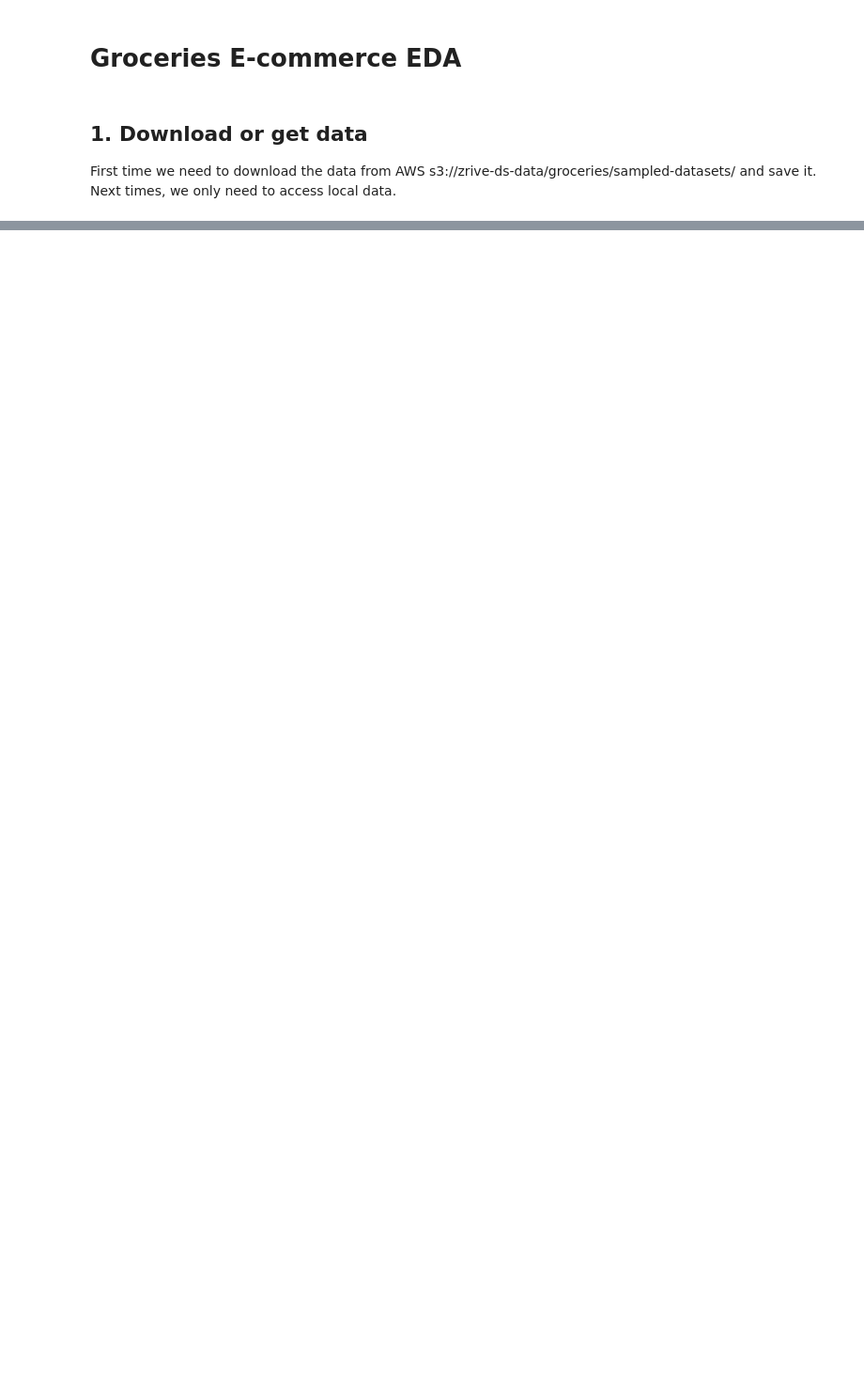
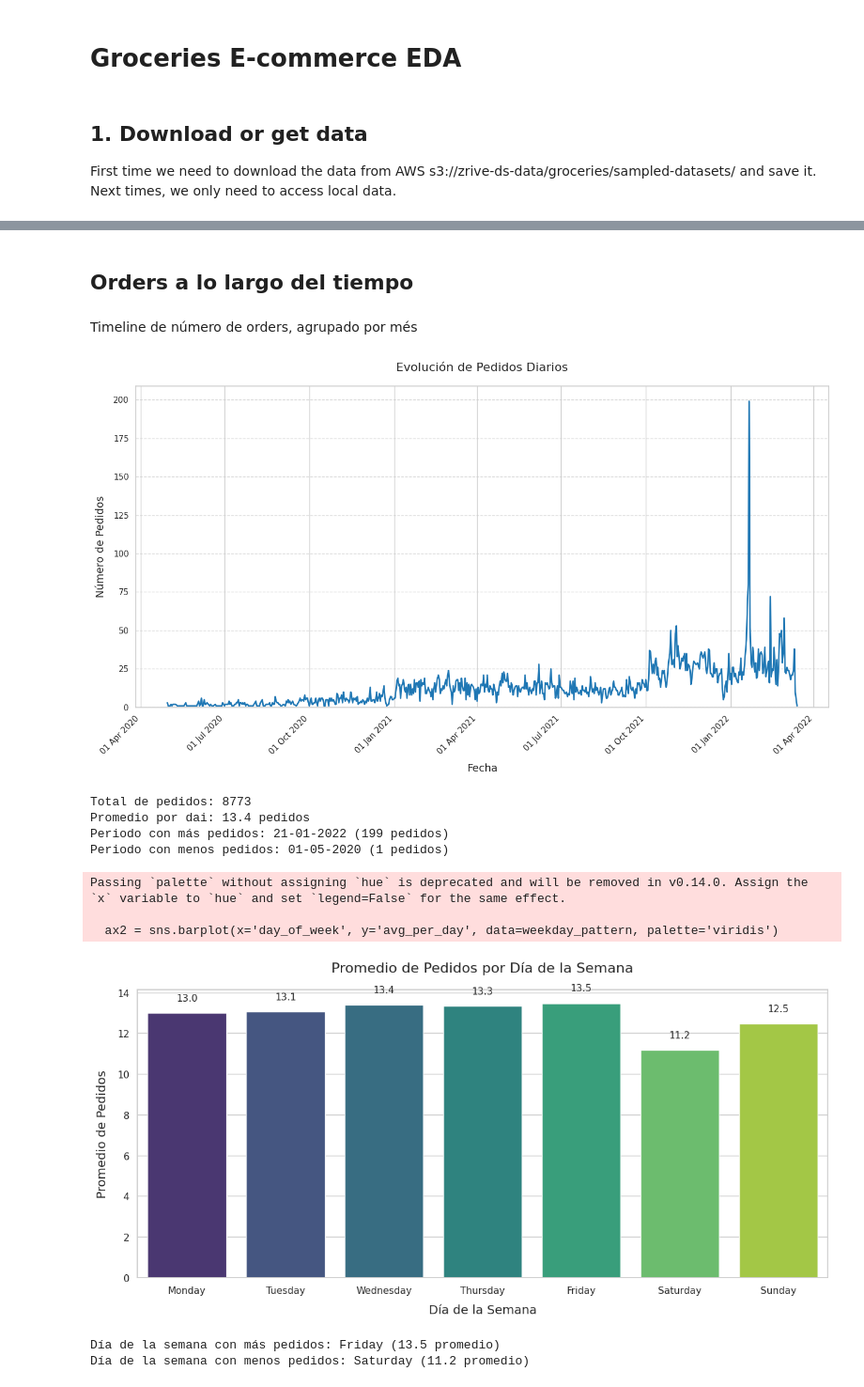
Before and after one commit to Riemann-def/zrive-ds, a Jupyter notebook: src/module_2/prueba.ipynb, the cells around one changed output, grey strips where cells are left out. Shown at 94% size. Drawn from its saved outputs; the diff is of its cells as text; code cells hidden in the pictures; blank space fills up the shorter version.

Commit message:
some charts

```diff
--- a/src/module_2/prueba.ipynb
+++ b/src/module_2/prueba.ipynb
@@ -93,4 +96,7 @@ def get_grocery_data(aws_url: str, local_path: str) -> pd.DataFrame:
 # %%
-df = get_grocery_data(S3_PATH, LOCAL_DATA_PATH)
-df.head()
+orders_df = get_grocery_file('orders.parquet')
+regulars_df = get_grocery_file('regulars.parquet')
+abandoned_carts_df = get_grocery_file('abandoned_carts.parquet')
+inventory_df = get_grocery_file('inventory.parquet')
+users_df = get_grocery_file('users.parquet')
 # %% [output]
@@ -116,0 +223,4 @@ s3_client = boto3.client(
+# %% [markdown]
+## Orders a lo largo del tiempo
+# %% [markdown]
+Timeline de número de orders, agrupado por més
@@ -116,0 +516,27 @@ s3_client = boto3.client(
+# %%
+plot_orders_time_series(
+    orders_df,
+    date_column='order_date',
+    aggregation='daily',
+    rolling_window=3,
+    show_trend=False,
+    show_weekday_chart=True,
+    show_summary_stats=True,
+    figsize=(14, 8),
+    title_prefix='Evolución de Pedidos',
+    color='#1f77b4',
+    trend_color='red',
+    save_fig=False
+)
+# %% [output]
+[figure, added]
+Total de pedidos: 8773
+Promedio por dai: 13.4 pedidos
+Periodo con más pedidos: 21-01-2022 (199 pedidos)
+Periodo con menos pedidos: 01-05-2020 (1 pedidos)
+Passing `palette` without assigning `hue` is deprecated and will be removed in v0.14.0. Assign the `x` variable to `hue` and set `legend=False` for the same effect.
+
+  ax2 = sns.barplot(x='day_of_week', y='avg_per_day', data=weekday_pattern, palette='viridis')
+[figure, added]
+Día de la semana con más pedidos: Friday (13.5 promedio)
+Día de la semana con menos pedidos: Saturday (11.2 promedio)
```
Also changed, not shown: parts of 21 cells of this notebook.
